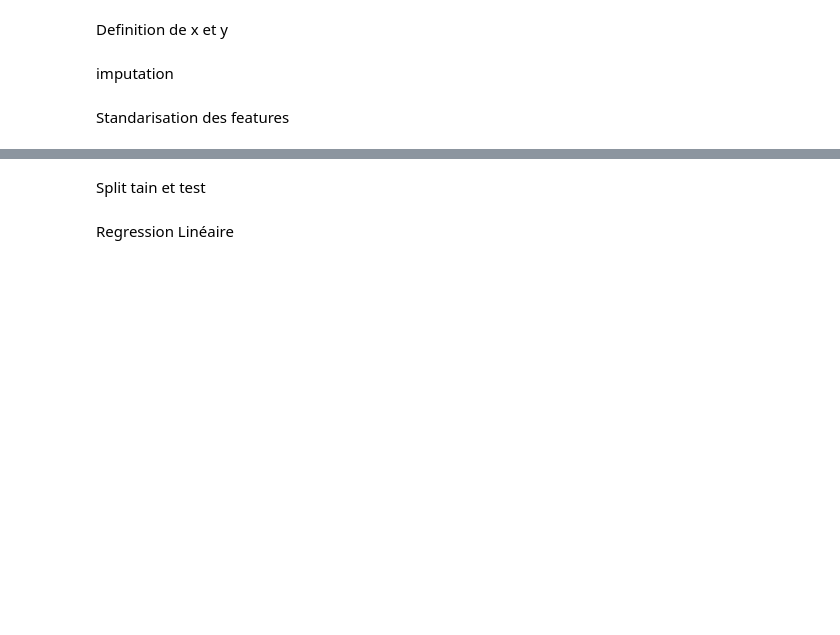
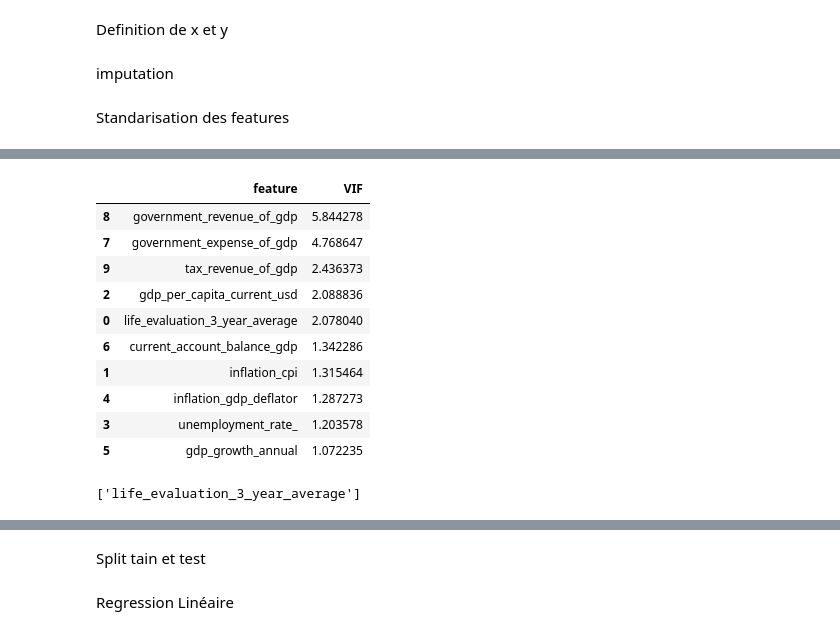
Before and after one commit to legarihon-svg/Happiness, a Jupyter notebook: notebooks/04_ML._test.ipynb, the cells around one changed output, grey strips where cells are left out. Saved outputs shown, nothing was run; the diff lists cells and outputs as text; code cells hidden in the pictures; blank space fills up the shorter version.

```diff
--- a/notebooks/04_ML._test.ipynb
+++ b/notebooks/04_ML._test.ipynb
@@ -43,0 +135,63 @@ x_scaled = scaler.fit_transform(x_imputed)
+# %%
+cols_to_remove = [
+    "gdp_current_usd",
+    "gross_national_income_usd"
+]
+
+X_vif2 = X_vif.drop(columns=cols_to_remove)
+
+# Imputation
+imp = SimpleImputer(strategy="median")
+X_imputed2 = imp.fit_transform(X_vif2)
+X_clean2 = pd.DataFrame(X_imputed2, columns=X_vif2.columns)
+
+# Variance threshold
+selector = VarianceThreshold(threshold=1e-4)
+X_var2 = selector.fit_transform(X_clean2)
+cols_kept2 = X_clean2.columns[selector.get_support()]
+X_var2 = pd.DataFrame(X_var2, columns=cols_kept2)
+
+# Standardisation
+scaler = StandardScaler()
+X_scaled2 = scaler.fit_transform(X_var2)
+
+# VIF
+vif_data2 = pd.DataFrame()
+vif_data2["feature"] = X_var2.columns
+vif_data2["VIF"] = [variance_inflation_factor(X_scaled2, i) for i in range(X_scaled2.shape[1])]
+
+vif_data2.sort_values("VIF", ascending=False)
+# %% [output]
+|  | feature | VIF |
+| 8 | government_revenue_of_gdp | 5.844278 |
+| 7 | government_expense_of_gdp | 4.768647 |
+| 9 | tax_revenue_of_gdp | 2.436373 |
+| 2 | gdp_per_capita_current_usd | 2.088836 |
+| 0 | life_evaluation_3_year_average | 2.078040 |
+| 6 | current_account_balance_gdp | 1.342286 |
+| 1 | inflation_cpi | 1.315464 |
+| 4 | inflation_gdp_deflator | 1.287273 |
+| 3 | unemployment_rate_ | 1.203578 |
+| 5 | gdp_growth_annual | 1.072235 |
+# %%
+from sklearn.linear_model import LassoCV
+from sklearn.preprocessing import StandardScaler
+from sklearn.pipeline import Pipeline
+
+# Pipeline standardisation + LassoCV
+lasso = Pipeline([
+    ("scaler", StandardScaler()),
+    ("lasso", LassoCV(cv=5, random_state=0))
+])
+
+lasso.fit(X_var2, y)
+
+# Récupérer les coefficients
+coef = pd.Series(lasso.named_steps["lasso"].coef_, index=X_var2.columns)
+
+# Variables sélectionnées (coef ≠ 0)
+selected_features = coef[coef != 0].index.tolist()
+
+selected_features
+# %% [output]
+['life_evaluation_3_year_average']
```
Also changed, not shown: parts of 16 cells of this notebook, 2 other files.
